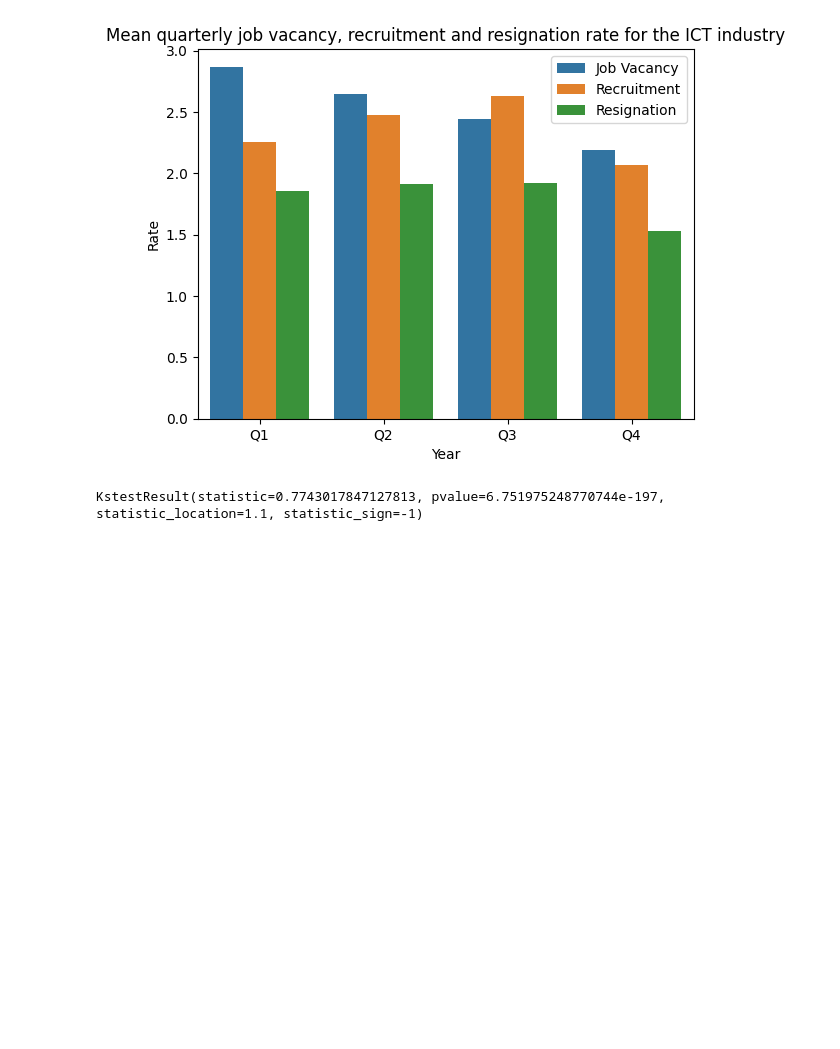
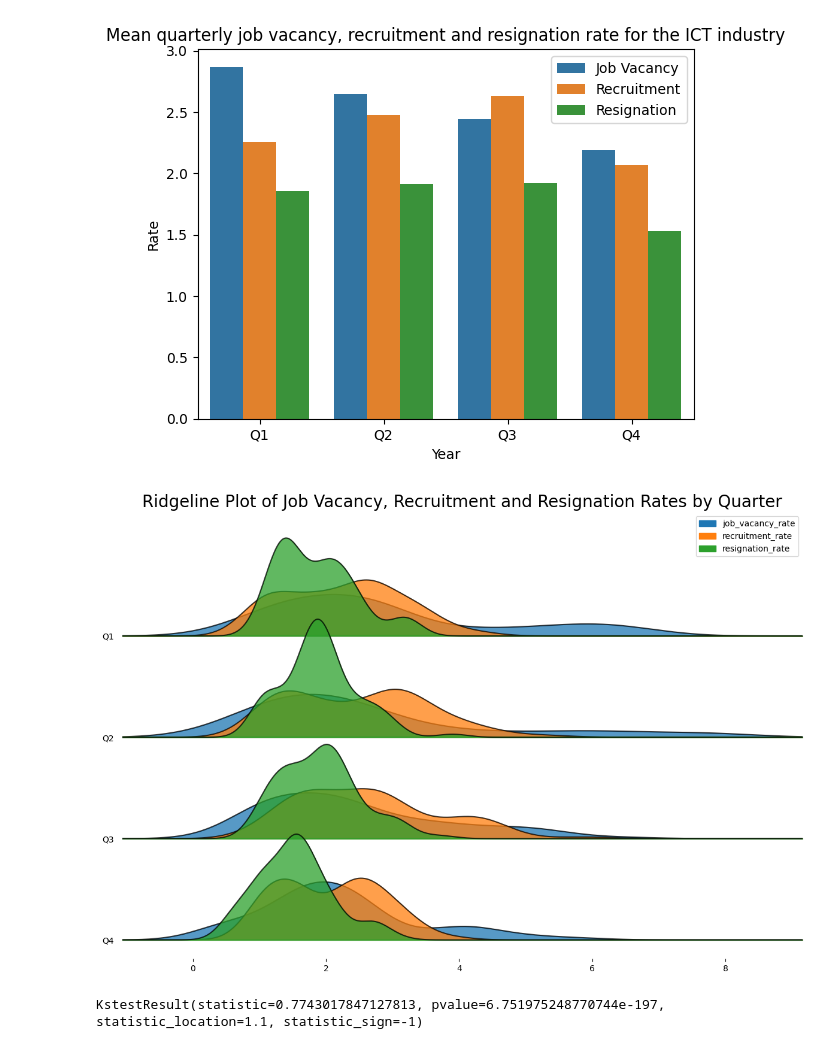
Before and after one commit to iyliahutta/Intro-to-Programming-for-DS, a Jupyter notebook: CA2/CA2.ipynb, the cells around one changed output. Cells and saved outputs as stored; diff of their text form; code cells hidden in the pictures; blank space fills up the shorter version.

Commit message:
ridgeline plot for distributions

```diff
--- a/CA2/CA2.ipynb
+++ b/CA2/CA2.ipynb
@@ -287,6 +290,22 @@ p.legend(title='')
 plt.show()
 # %% [output]
 [figure]
+# %%
+jobs['quarter'] = jobs['quarter'].astype(CategoricalDtype(['Q1','Q2','Q3','Q4']))
+jobs.dtypes
+
+fig, ax = joyplot(data=jobs[['quarter','job_vacancy_rate','recruitment_rate','resignation_rate']],
+            by='quarter',
+            column=['job_vacancy_rate','recruitment_rate','resignation_rate'],
+            legend=True,
+            alpha=0.75,
+            figsize=(12,8))
+
+plt.title('Ridgeline Plot of Job Vacancy, Recruitment and Resignation Rates by Quarter', fontsize=20)
+
+plt.show()
+# %% [output]
+[figure, added]
 # %%
 sns.histplot(jobs, x='job_vacancy_rate')
 
```
Also changed, not shown: parts of 3 cells of this notebook.
